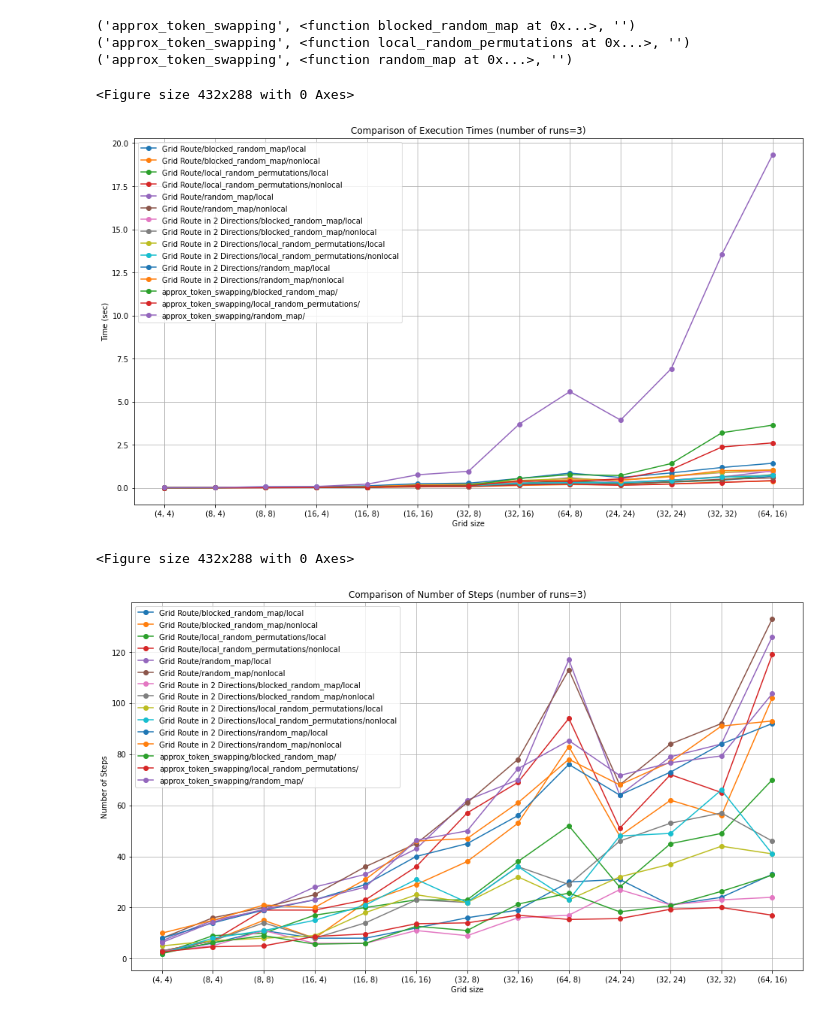
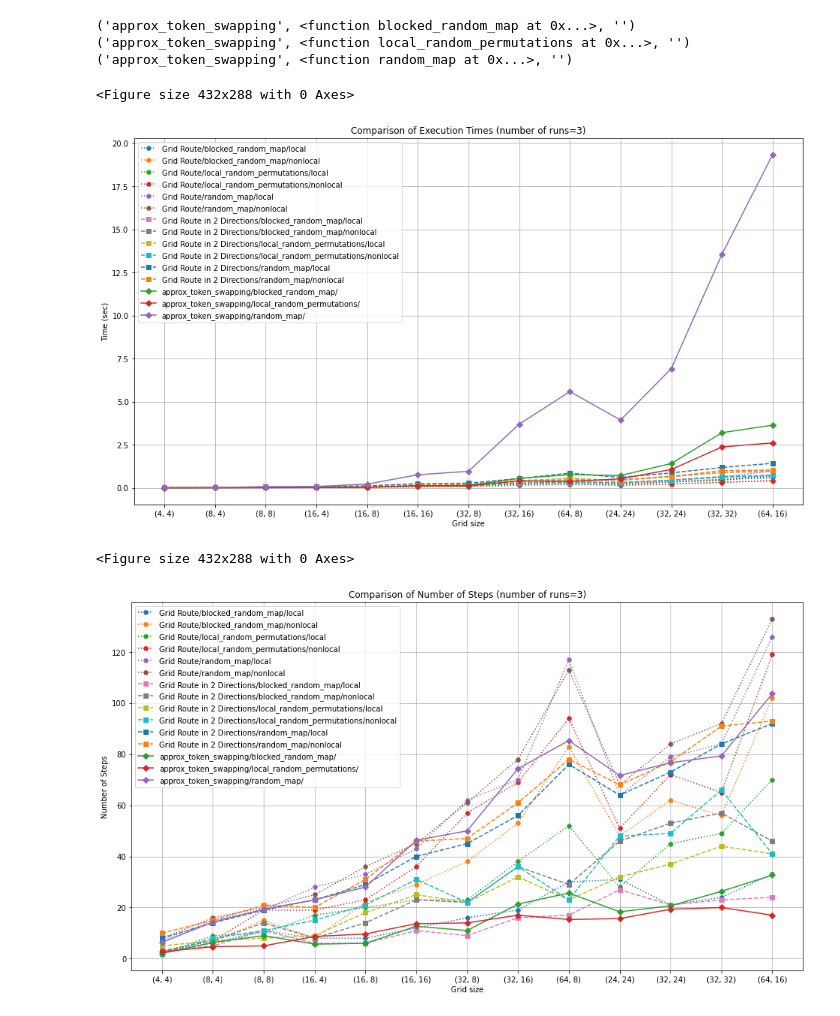
Before and after one commit to rtohid/qtranspilation, a Jupyter notebook: examples/comparison.ipynb, the cells around one changed output. Saved outputs shown, nothing was run; the diff lists cells and outputs as text; code cells hidden in the pictures.

Commit message:
Make figures more readable.

```diff
--- a/examples/comparison.ipynb
+++ b/examples/comparison.ipynb
@@ -124,13 +124,19 @@ plt.figure(figsize=(16, 9))
 sizes = [str(g.shape) for g in grids]
 
 for key, value in runs.items():
+    if key[0] == 'approx_token_swapping':
+        marker = '-D'
+    elif key[0] == "Grid Route":
+        marker = ':H'
+    else:
+        marker = '--s'
     algorithm = key[0]
     mapping_function = key[1].__name__
     locality = key[2]
     timings = [run.average_time() for run in value]
     plt.plot(sizes,
              timings,
-             '-o',
+             marker,
              label=f'{algorithm}/{mapping_function}/{locality}')
 
 plt.legend()
@@ -142,31 +148,38 @@ plt.show()
 # plt.savefig(f"times.png")
 # %% [output]
 <Figure size 432x288 with 0 Axes>
-[figure, old version]
+[figure, new version]
 # %%
 # Plot Steps
 
-plt.figure(2)
+plt.figure(3)
 plt.figure(figsize=(16, 9))
 sizes = [str(g.shape) for g in grids]
 
 for key, value in runs.items():
+
+    if key[0] == 'approx_token_swapping':
+        marker = '-D'
+    elif key[0] == "Grid Route":
+        marker = ':H'
+    else:
+        marker = '--s'
     algorithm = key[0]
     mapping_function = key[1].__name__
     locality = key[2]
     num_steps = [run.average_value(len) for run in value]
     plt.plot(sizes,
-             num_steps,
-             '-o',
-             label=f'{algorithm}/{mapping_function}/{locality}')
+            num_steps,
+            marker,
+            label=f'{algorithm}/{mapping_function}/{locality}')
 
 plt.legend()
 plt.grid(True)
 plt.xlabel('Grid size')
 plt.ylabel('Number of Steps')
 plt.title(f'Comparison of Number of Steps (number of runs={num_runs})')
 plt.show()
 # plt.savefig(f"steps.png")
 # %% [output]
 <Figure size 432x288 with 0 Axes>
-[figure, old version]
+[figure, new version]
```
